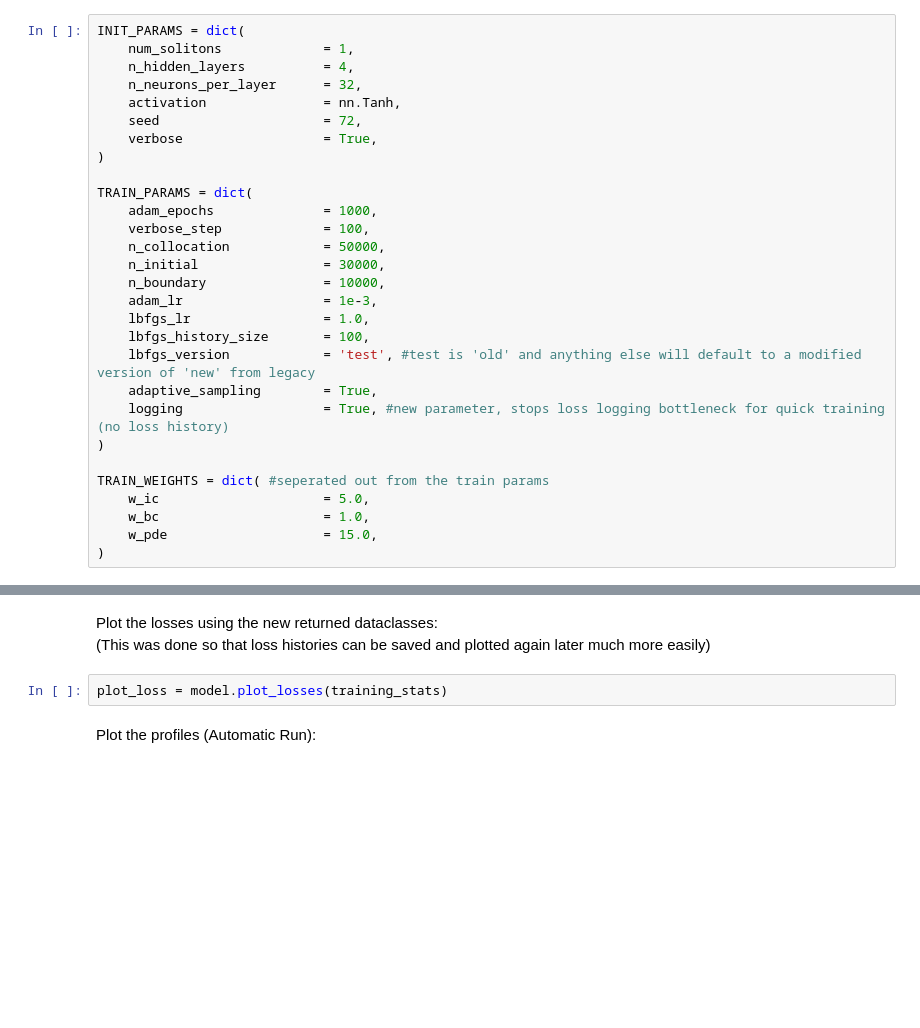
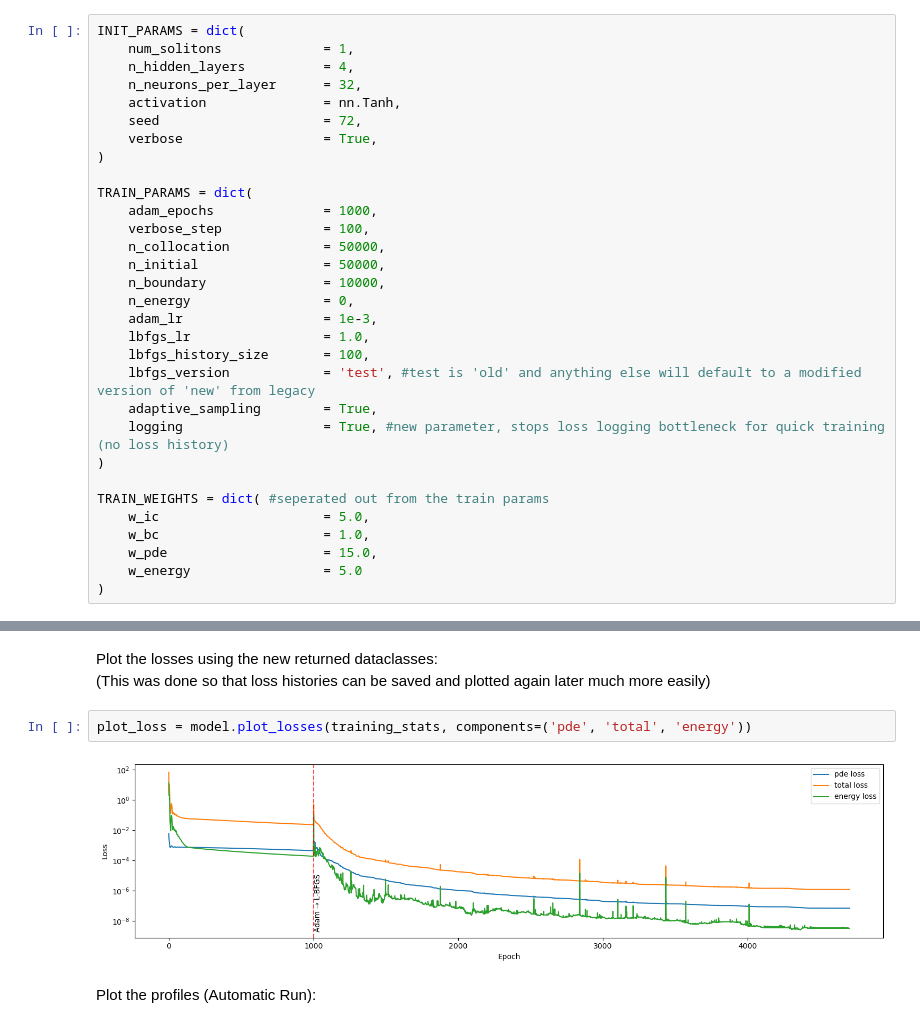
Before and after one commit to JairdanC/soliton-pinns, a Jupyter notebook: notebooks/kdv.ipynb, the cells around one changed output, grey strips where cells are left out. Drawn from its saved outputs; the diff is of its cells as text; blank space fills up the shorter version.

```diff
--- a/notebooks/kdv.ipynb
+++ b/notebooks/kdv.ipynb
@@ -40,8 +40,9 @@ TRAIN_PARAMS = dict(
     adam_epochs              = 1000,
     verbose_step             = 100,
     n_collocation            = 50000,
-    n_initial                = 30000,
+    n_initial                = 50000,
     n_boundary               = 10000,
+    n_energy                 = 0,
     adam_lr                  = 1e-3,
     lbfgs_lr                 = 1.0,
     lbfgs_history_size       = 100,
@@ -54,6 +55,7 @@ TRAIN_WEIGHTS = dict( #seperated out from the train params
     w_ic                     = 5.0,
     w_bc                     = 1.0,
     w_pde                    = 15.0,
+    w_energy                 = 5.0
 )
 # %% [markdown]
 Create an instance of the class:
@@ -74,7 +89,9 @@ RuntimeError: torch.meshgrid: Expected 0D or 1D tensor in the tensor list but go
 Plot the losses using the new returned dataclasses:
 (This was done so that loss histories can be saved and plotted again later much more easily)
 # %%
-plot_loss = model.plot_losses(training_stats)
+plot_loss = model.plot_losses(training_stats, components=('pde', 'total', 'energy'))
+# %% [output]
+[figure, added]
 # %% [markdown]
 Plot the profiles (Automatic Run):
 # %%
```
Also changed, not shown: parts of 6 cells of this notebook, 5 other files.
